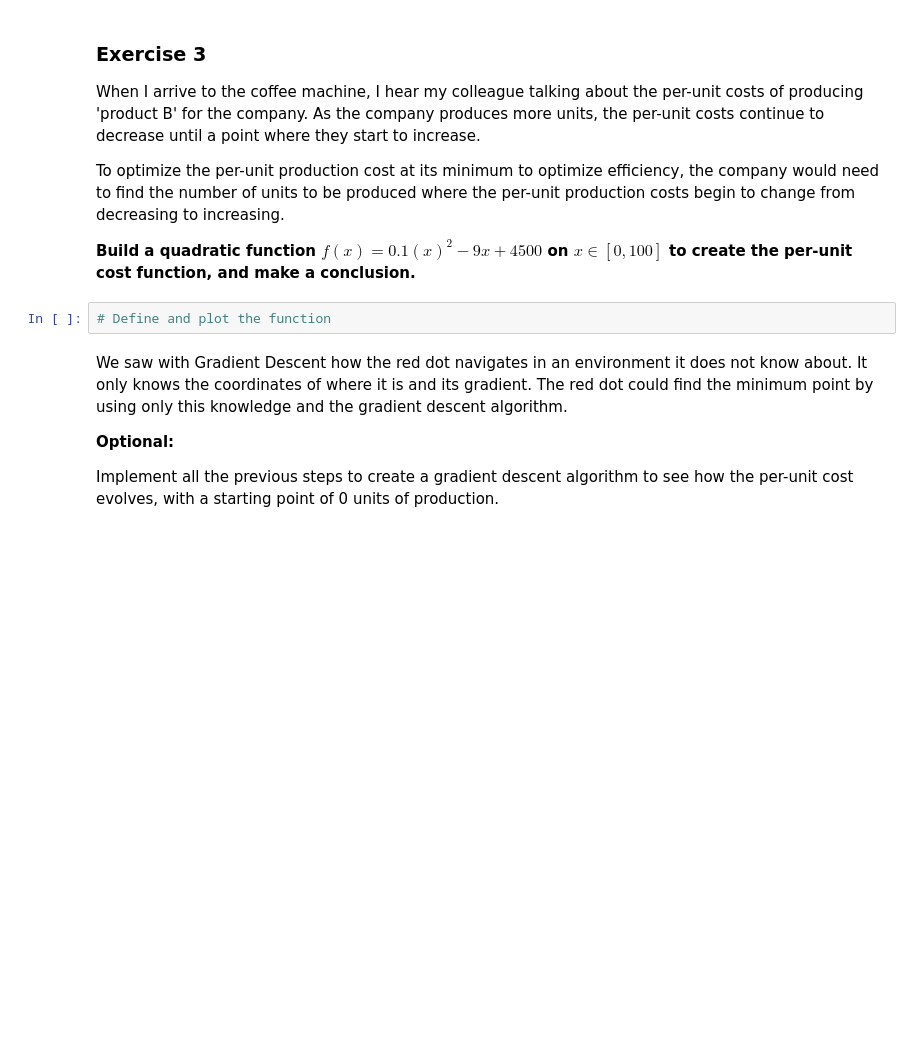
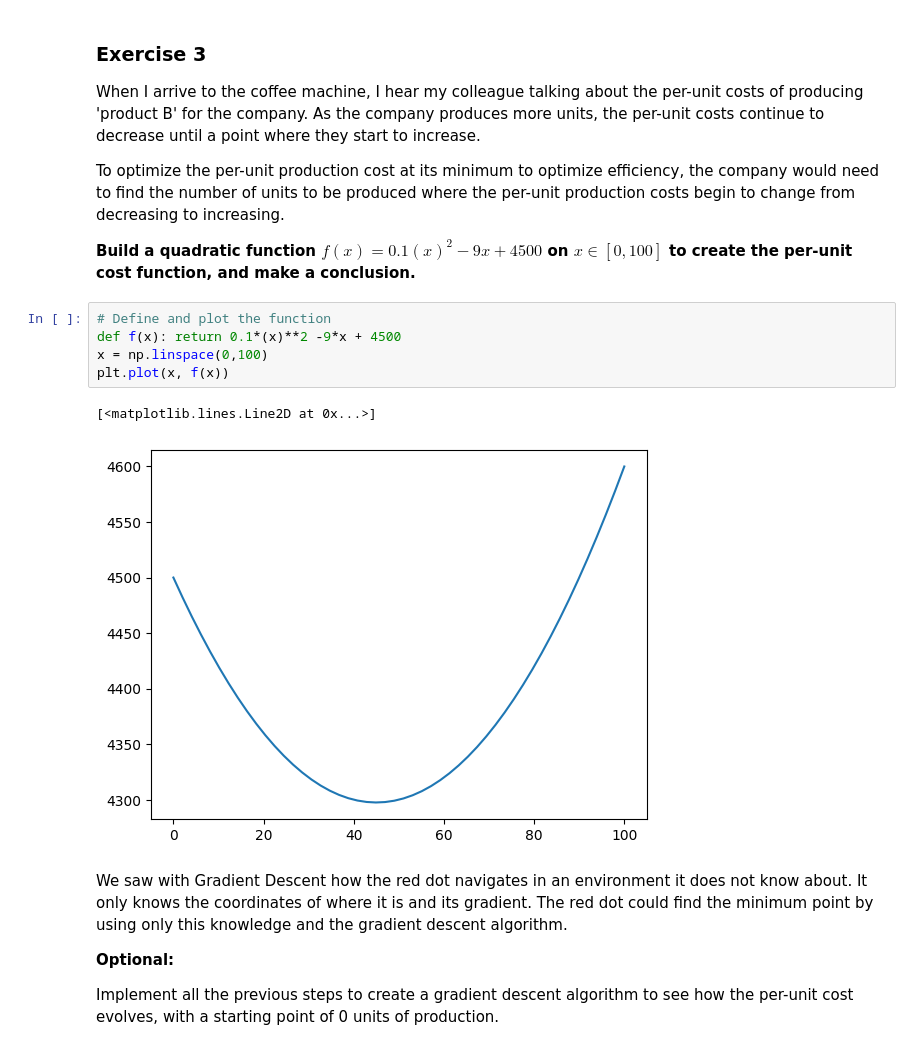
Before and after one commit to damianlicheri/calculus-and-algebra-problems-with-python, a Jupyter notebook: notebook/problems.ipynb, the cells around one changed output. Cells and saved outputs as stored; diff of their text form; blank space fills up the shorter version.

```diff
--- a/notebook/problems.ipynb
+++ b/notebook/problems.ipynb
@@ -228,6 +260,12 @@ To optimize the per-unit production cost at its minimum to optimize efficiency,
 **Build a quadratic function $f(x)=0.1(x)^2−9x +4500$ on $x∈[0,100]$ to create the per-unit cost function, and make a conclusion.**
 # %%
 # Define and plot the function
+def f(x): return 0.1*(x)**2 -9*x + 4500
+x = np.linspace(0,100)
+plt.plot(x, f(x))
+# %% [output]
+[<matplotlib.lines.Line2D at 0x...>]
+[figure, added]
 # %% [markdown]
 We saw with Gradient Descent how the red dot navigates in an environment it does not know about. It only knows the coordinates of where it is and its gradient. The red dot could find the minimum point by using only this knowledge and the gradient descent algorithm.
 
```
Also changed, not shown: parts of 9 cells of this notebook.
